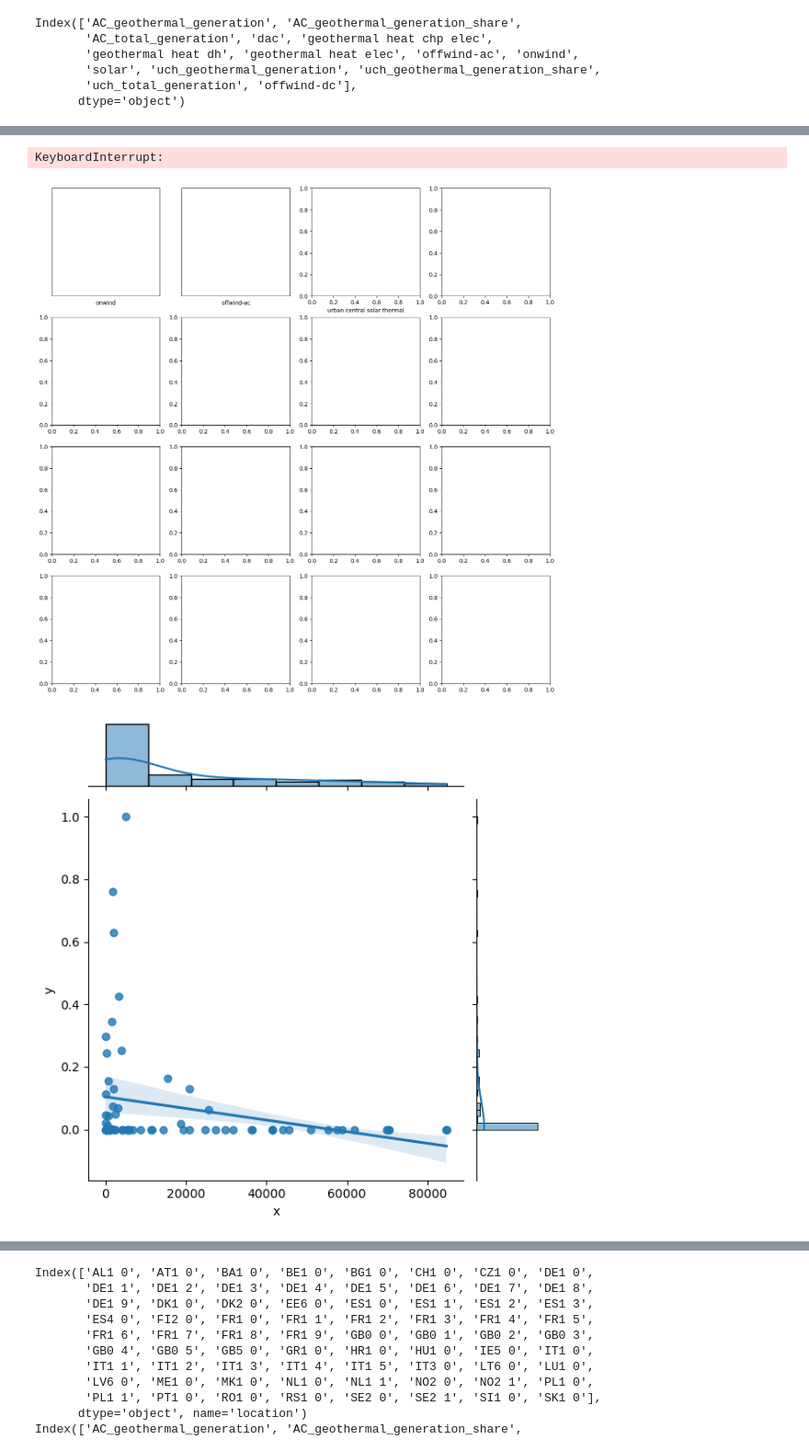
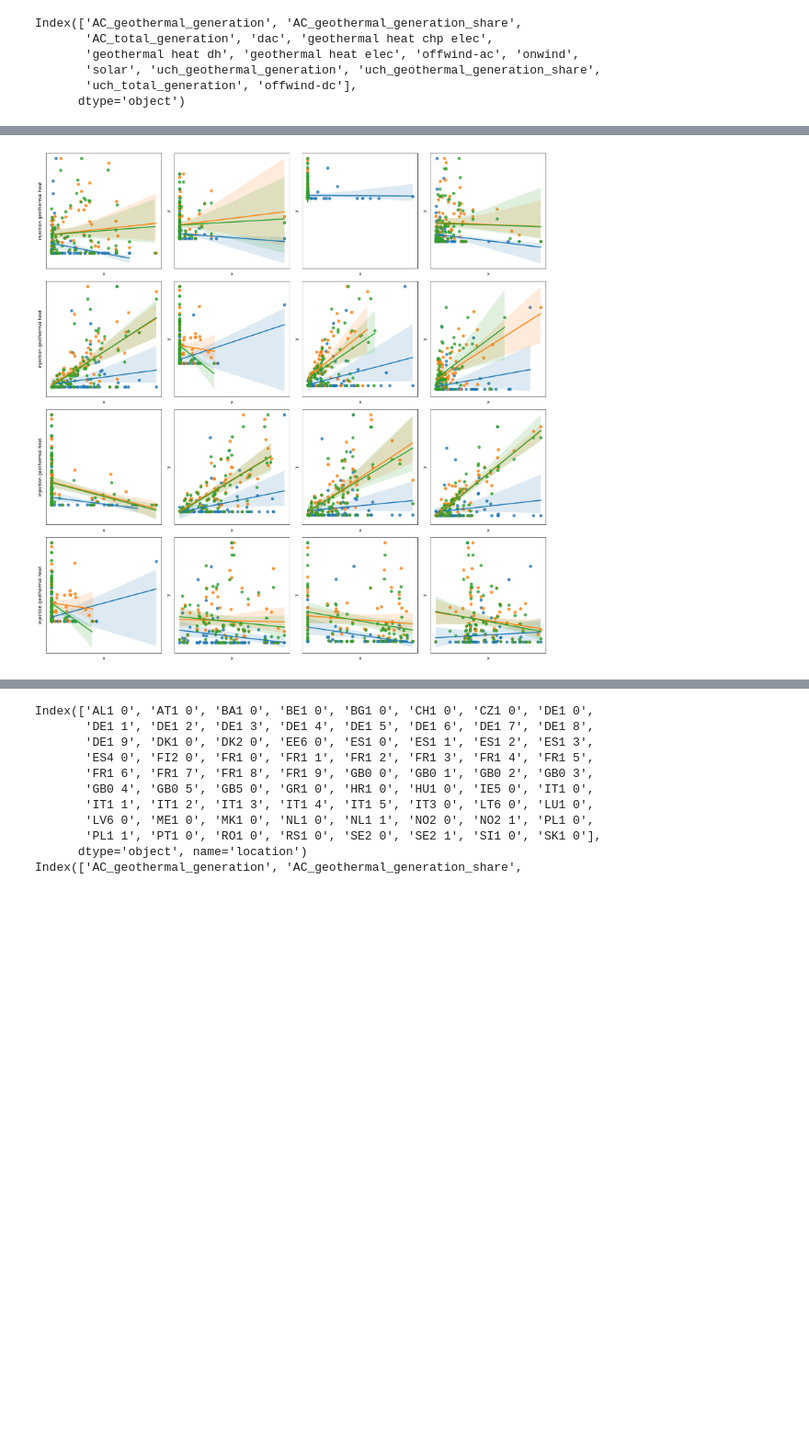
Before and after one commit to LukasFrankenQ/egs_market_integration, a Jupyter notebook: notebooks/plot_correlation.ipynb, the cells around one changed output, grey strips where cells are left out. Shown at 92% size. Cells and saved outputs as stored; diff of their text form; code cells hidden in the pictures; blank space fills up the shorter version.

Commit message:
added seaborn regplot

```diff
--- a/notebooks/plot_correlation.ipynb
+++ b/notebooks/plot_correlation.ipynb
@@ -158,7 +144,7 @@ for i, mode in enumerate(["elec", "dh", "chp"]):
         # ax.set_ylim(-0.05, 1.05, 2.5)
 
         d = pd.DataFrame({'y': y.flatten(), 'x': data[col].values})
-        # sns.jointplot(d, x='x', y='y', kind='reg', ax=ax)
+        sns.regplot(data=d, x='x', y='y', ax=ax)
 
         ax.set_xticks([])
         ax.set_yticks([])
@@ -175,3 +159 @@ Error in callback <function install_repl_displayhook.<locals>.post_execute at 0x
-KeyboardInterrupt:
-[figure, old version]
+[figure, new version]
-[figure, removed]
```
Also changed, not shown: parts of 3 cells of this notebook.
